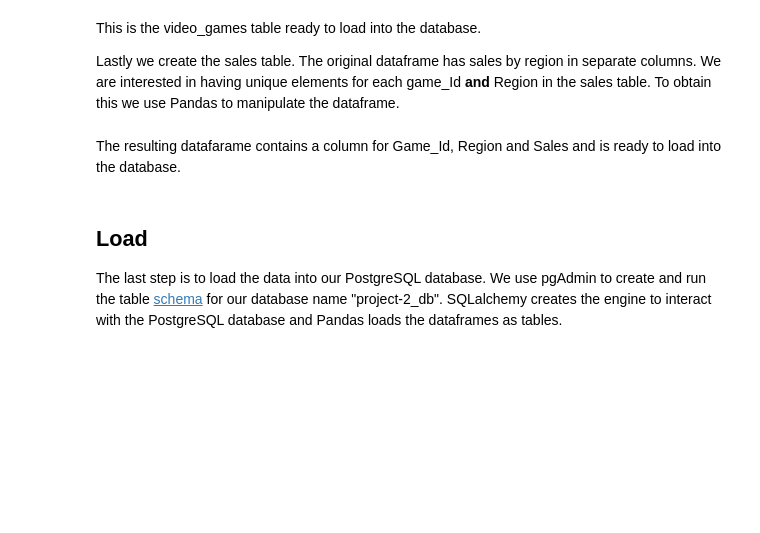
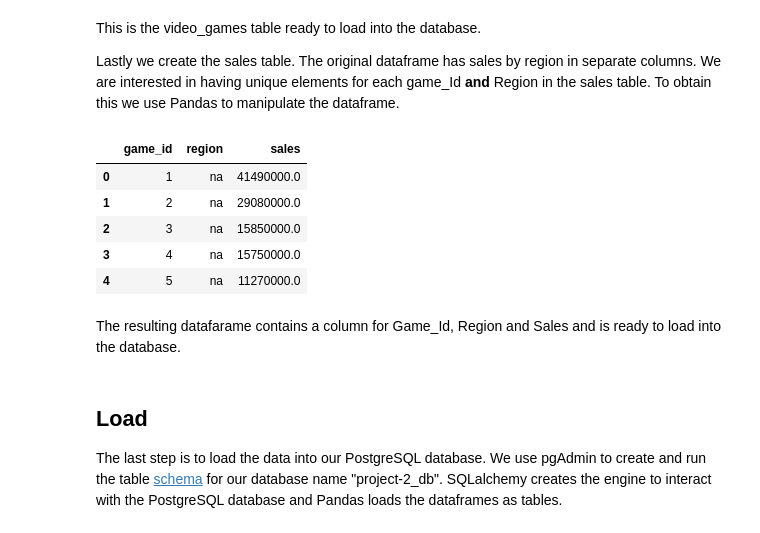
Before and after one commit to asundquistdavis/Video-Games-Sales, a Jupyter notebook: tech_report.ipynb, the cells around one changed output. Saved outputs shown, nothing was run; the diff lists cells and outputs as text; code cells hidden in the pictures; blank space fills up the shorter version.

```diff
--- a/tech_report.ipynb
+++ b/tech_report.ipynb
@@ -77,15 +150,22 @@ This is the video_games table ready to load into the database.
 Lastly we create the sales table. The original dataframe has sales by region in separate columns. We are interested in having unique elements for each game_Id **and** Region in the sales table. To obtain this we use Pandas to manipulate the dataframe.
 # %%
 # The melt function takes data from multpile columns and stores it as seperate elements
-sales=vg_sales_df.melt(value_vars=["NA_Sales", "EU_Sales", "JP_Sales", "Global_Sales"],id_vars=["Game_Id"],
+sales=vg_sales_df.melt(value_vars=["NA_Sales", "EU_Sales", "JP_Sales", "Global_Sales"],id_vars=["game_id"],
                        var_name="region", value_name="sales")
 
 # rename the regions to match the region names
-sales["Region"].replace({"NA_Sales": "na", "EU_Sales": "eu", "JP_Sales": "jp", "Global_Sales": "wo"}, inplace=True)
+sales["region"].replace({"NA_Sales": "na", "EU_Sales": "eu", "JP_Sales": "jp", "Global_Sales": "wo"}, inplace=True)
 
 sales["sales"]= sales["sales"]*1000000
 
 sales.head()
+# %% [output]
+|  | game_id | region | sales |
+| 0 | 1 | na | 41490000.0 |
+| 1 | 2 | na | 29080000.0 |
+| 2 | 3 | na | 15850000.0 |
+| 3 | 4 | na | 15750000.0 |
+| 4 | 5 | na | 11270000.0 |
 # %% [markdown]
 The resulting datafarame contains a column for Game_Id, Region and Sales and is ready to load into the database.
 # %% [markdown]
```
Also changed, not shown: parts of 10 cells of this notebook, 2 other files.
